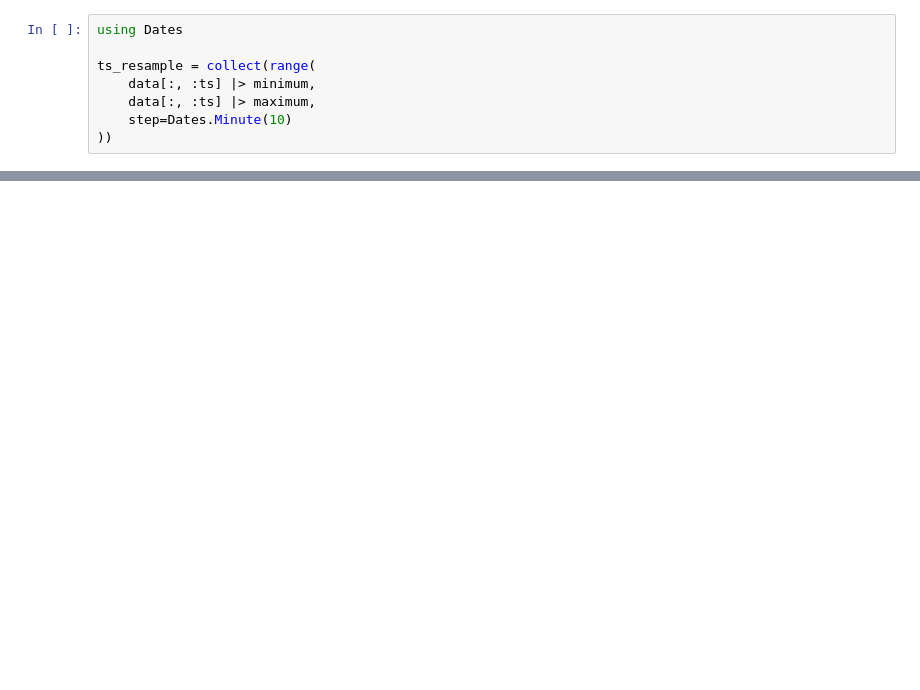
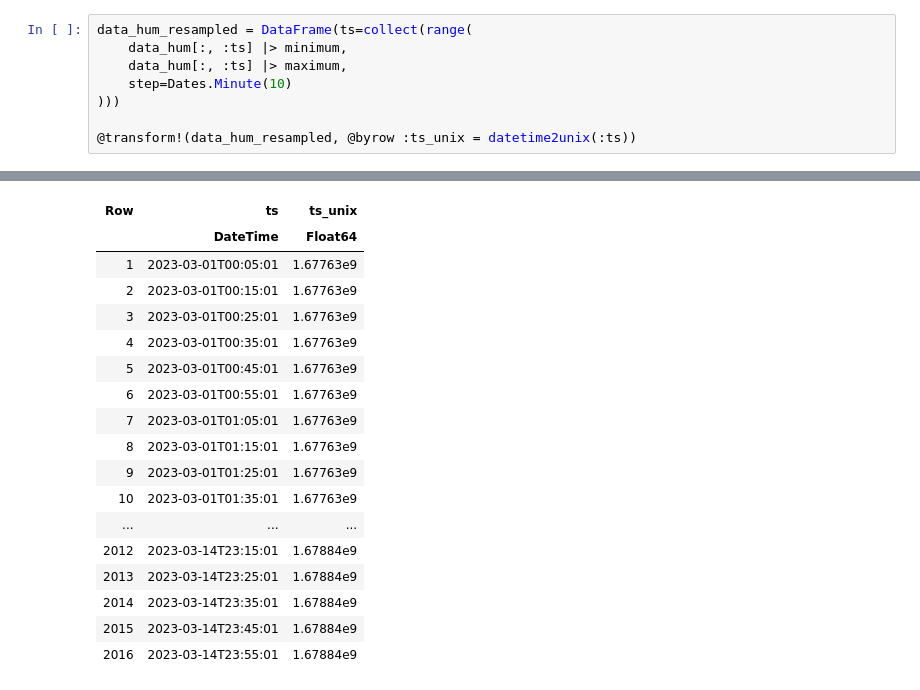
Before and after one commit to viperML/ici-parsing, a Jupyter notebook: montecoche.ipynb, the cells around one changed output, grey strips where cells are left out. Drawn from its saved outputs; the diff is of its cells as text; blank space fills up the shorter version.

```diff
--- a/montecoche.ipynb
+++ b/montecoche.ipynb
@@ -78,11 +84,11 @@ ylims!((-10, 110))
 # %% [output]
 [interactive output not drawn]
 # %%
-using Dates
+data_hum_resampled = DataFrame(ts=collect(range(
+    data_hum[:, :ts] |> minimum,
+    data_hum[:, :ts] |> maximum,
+    step=Dates.Minute(10)
+)))
 
-ts_resample = collect(range(
-    data[:, :ts] |> minimum,
-    data[:, :ts] |> maximum,
-    step=Dates.Minute(10)
-))
+@transform!(data_hum_resampled, @byrow :ts_unix = datetime2unix(:ts))
 # %% [output]
@@ -105,0 +97,18 @@ ts_resample = collect(range(
+| Row | ts | ts_unix |
+|  | DateTime | Float64 |
+| 1 | 2023-03-01T00:05:01 | 1.67763e9 |
+| 2 | 2023-03-01T00:15:01 | 1.67763e9 |
+| 3 | 2023-03-01T00:25:01 | 1.67763e9 |
+| 4 | 2023-03-01T00:35:01 | 1.67763e9 |
+| 5 | 2023-03-01T00:45:01 | 1.67763e9 |
+| 6 | 2023-03-01T00:55:01 | 1.67763e9 |
+| 7 | 2023-03-01T01:05:01 | 1.67763e9 |
+| 8 | 2023-03-01T01:15:01 | 1.67763e9 |
+| 9 | 2023-03-01T01:25:01 | 1.67763e9 |
+| 10 | 2023-03-01T01:35:01 | 1.67763e9 |
+| ... | ... | ... |
+| 2012 | 2023-03-14T23:15:01 | 1.67884e9 |
+| 2013 | 2023-03-14T23:25:01 | 1.67884e9 |
+| 2014 | 2023-03-14T23:35:01 | 1.67884e9 |
+| 2015 | 2023-03-14T23:45:01 | 1.67884e9 |
+| 2016 | 2023-03-14T23:55:01 | 1.67884e9 |
```
Also changed, not shown: parts of 6 cells of this notebook, 2 other files.
